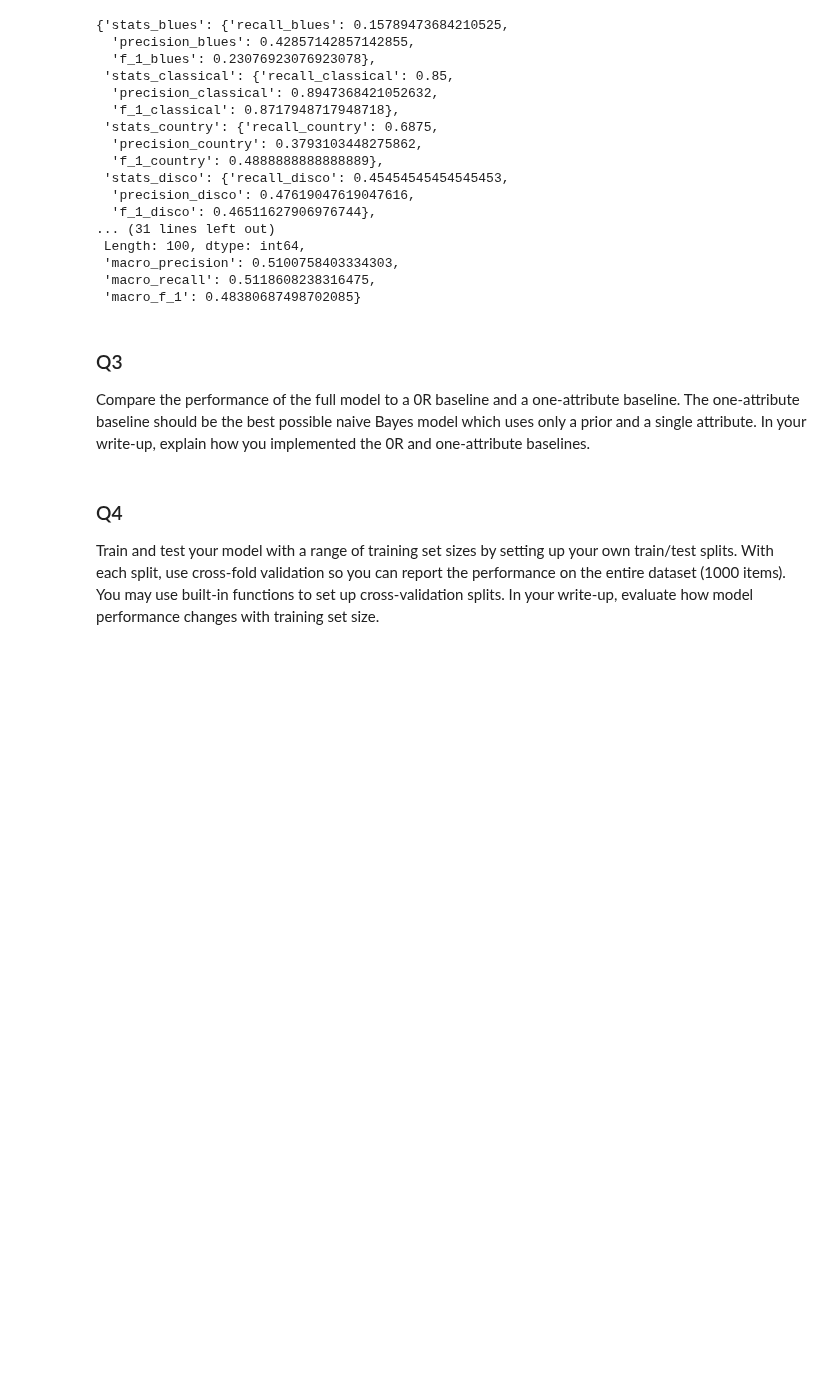
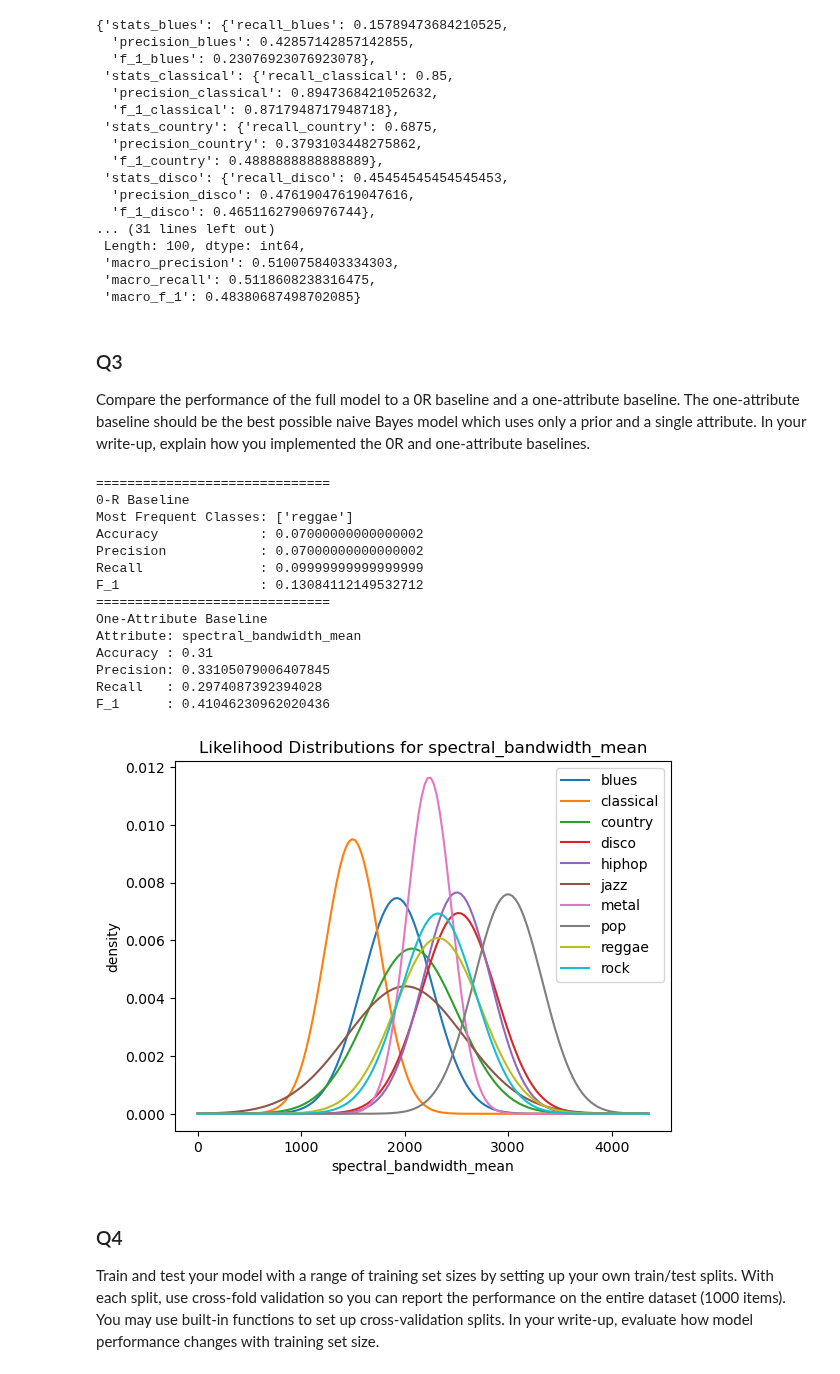
Before and after one commit to J-0-E-L/comp30027_assignment_1, a Jupyter notebook: COMP30027 Assignment 1.ipynb, the cells around one changed output. Cells and saved outputs as stored; diff of their text form; code cells hidden in the pictures; blank space fills up the shorter version.

```diff
--- a/COMP30027 Assignment 1.ipynb
+++ b/COMP30027 Assignment 1.ipynb
@@ -330,33 +331,55 @@ def one_attribute_predict_and_evaluate(train_df, test_df):
 
     return best_attribute, evaluate_best_attribute
 
 most_frequent_labels, accuracies, precisions, recalls, f_1s = [], [], [], [], []
 for i in range(10):
     zero_r_predicted_labels = zero_r_predict(train_df, test_df)
     evaluate_zero_r = evaluate(test_df['label'], zero_r_predicted_labels)
     most_frequent_labels.append(zero_r_predicted_labels.iloc[0])
     accuracies.append(evaluate_zero_r['accuracy'])
     precisions.append(evaluate_zero_r['macro_precision'])
     recalls.append(evaluate_zero_r['macro_recall'])
     f_1s.append(evaluate_zero_r['macro_f_1'])
 
 print(f"==============================\n"
     + f"0-R Baseline\n"
     + f"Most Frequent Classes: {np.unique(most_frequent_labels)}\n"
     + f"Accuracy             : {sum(accuracies) / len(accuracies)}\n"
     + f"Precision            : {sum(precisions) / len(precisions)}\n"
     + f"Recall               : {sum(recalls) / len(recalls)}\n"
     + f"F_1                  : {sum(f_1s) / len(f_1s)}")
 
 evaluate_one_attribute = one_attribute_predict_and_evaluate(train_df, test_df)
 
+
 print(f"==============================\n"
     + f"One-Attribute Baseline\n"
     + f"Attribute: {evaluate_one_attribute[0]}\n"
     + f"Accuracy : {evaluate_one_attribute[1]['accuracy']}\n"
     + f"Precision: {evaluate_one_attribute[1]['macro_precision']}\n"
     + f"Recall   : {evaluate_one_attribute[1]['macro_recall']}\n"
     + f"F_1      : {evaluate_one_attribute[1]['macro_f_1']}")
+
+
+fig, ax = plt.subplots(1,1)
+labels = np.unique(train_df['label'])
+pdf_graphs_constructor(train_df, evaluate_one_attribute[0], likelihood_param, labels, ax)
+# %% [output]
+==============================
+0-R Baseline
+Most Frequent Classes: ['reggae']
+Accuracy             : 0.07000000000000002
+Precision            : 0.07000000000000002
+Recall               : 0.09999999999999999
+F_1                  : 0.13084112149532712
+==============================
+One-Attribute Baseline
+Attribute: spectral_bandwidth_mean
+Accuracy : 0.31
+Precision: 0.33105079006407845
+Recall   : 0.2974087392394028
+F_1      : 0.41046230962020436
+[figure, added]
 # %% [markdown]
 ### Q4
 Train and test your model with a range of training set sizes by setting up your own train/test splits. With each split, use cross-fold validation so you can report the performance on the entire dataset (1000 items). You may use built-in functions to set up cross-validation splits. In your write-up, evaluate how model performance changes with training set size.
```
Also changed, not shown: parts of 3 cells of this notebook.
